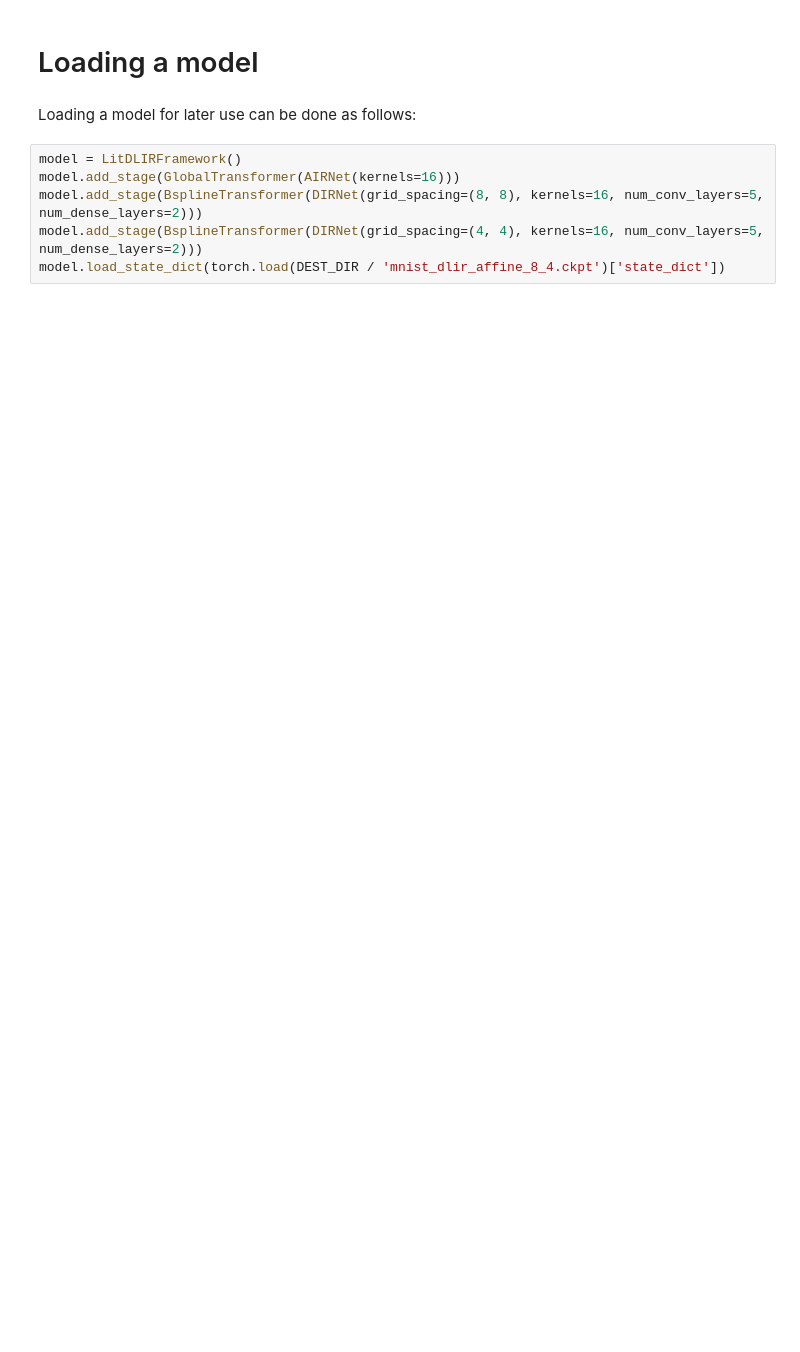
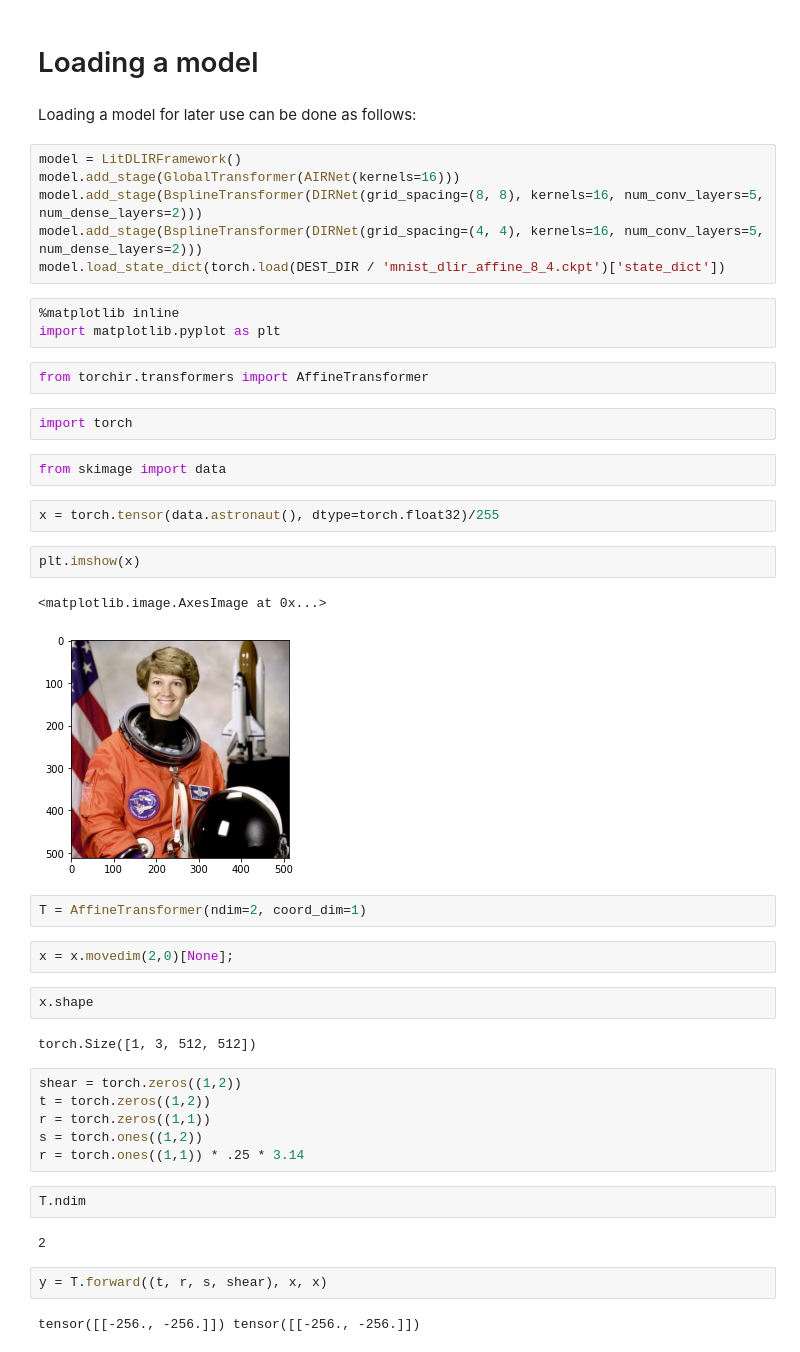
Before and after one commit to BDdeVos/TorchIR, a Jupyter notebook: MNIST Example.ipynb, the cells around one changed output. Saved outputs shown, nothing was run; the diff lists cells and outputs as text; blank space fills up the shorter version.

```diff
--- a/MNIST Example.ipynb
+++ b/MNIST Example.ipynb
@@ -374,3 +435,41 @@ model.add_stage(GlobalTransformer(AIRNet(kernels=16)))
 model.add_stage(BsplineTransformer(DIRNet(grid_spacing=(8, 8), kernels=16, num_conv_layers=5, num_dense_layers=2)))
 model.add_stage(BsplineTransformer(DIRNet(grid_spacing=(4, 4), kernels=16, num_conv_layers=5, num_dense_layers=2)))
 model.load_state_dict(torch.load(DEST_DIR / 'mnist_dlir_affine_8_4.ckpt')['state_dict'])
+# %%
+%matplotlib inline
+import matplotlib.pyplot as plt
+# %%
+from torchir.transformers import AffineTransformer
+# %%
+import torch
+# %%
+from skimage import data
+# %%
+x = torch.tensor(data.astronaut(), dtype=torch.float32)/255
+# %%
+plt.imshow(x)
+# %% [output]
+<matplotlib.image.AxesImage at 0x...>
+[figure, added]
+# %%
+T = AffineTransformer(ndim=2, coord_dim=1)
+# %%
+x = x.movedim(2,0)[None];
+# %%
+x.shape
+# %% [output]
+torch.Size([1, 3, 512, 512])
+# %%
+shear = torch.zeros((1,2))
+t = torch.zeros((1,2))
+r = torch.zeros((1,1))
+s = torch.ones((1,2))
+r = torch.ones((1,1)) * .25 * 3.14
+# %%
+T.ndim
+# %% [output]
+2
+# %%
+y = T.forward((t, r, s, shear), x, x)
+# %% [output]
+tensor([[-256., -256.]]) tensor([[-256., -256.]])
```
Also changed, not shown: parts of 12 cells of this notebook, 2 other files.
